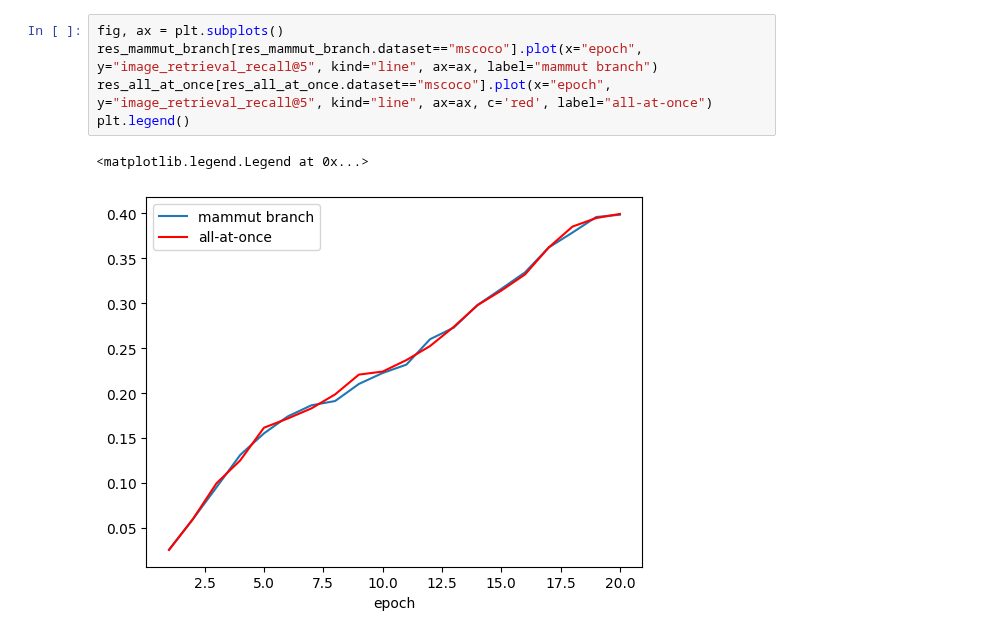
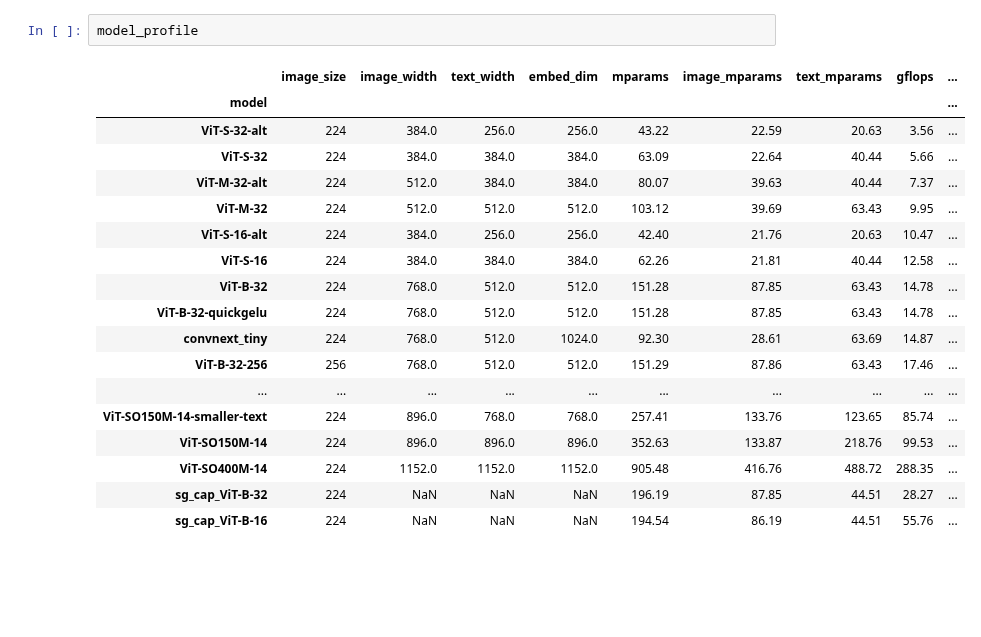
Before and after one commit to SLAMPAI/open_clip_scaling, a Jupyter notebook: results.ipynb, the cells around one changed output. Drawn from its saved outputs; the diff is of its cells as text; blank space fills up the shorter version.

```diff
--- a/results.ipynb
+++ b/results.ipynb
@@ -414,8 +99,21 @@ plt.legend()
-# %%
-fig, ax = plt.subplots()
-res_mammut_branch[res_mammut_branch.dataset=="mscoco"].plot(x="epoch", y="image_retrieval_recall@5", kind="line", ax=ax, label="mammut branch")
-res_all_at_once[res_all_at_once.dataset=="mscoco"].plot(x="epoch", y="image_retrieval_recall@5", kind="line", ax=ax, c='red', label="all-at-once")
-plt.legend()
-# %% [output]
-<matplotlib.legend.Legend at 0x...>
-[figure, removed]
+# %%
+model_profile
+# %% [output]
+|  | image_size | image_width | text_width | embed_dim | mparams | image_mparams | text_mparams | gflops | ... |
+| model |  |  |  |  |  |  |  |  | ... |
+| ViT-S-32-alt | 224 | 384.0 | 256.0 | 256.0 | 43.22 | 22.59 | 20.63 | 3.56 | ... |
+| ViT-S-32 | 224 | 384.0 | 384.0 | 384.0 | 63.09 | 22.64 | 40.44 | 5.66 | ... |
+| ViT-M-32-alt | 224 | 512.0 | 384.0 | 384.0 | 80.07 | 39.63 | 40.44 | 7.37 | ... |
+| ViT-M-32 | 224 | 512.0 | 512.0 | 512.0 | 103.12 | 39.69 | 63.43 | 9.95 | ... |
+| ViT-S-16-alt | 224 | 384.0 | 256.0 | 256.0 | 42.40 | 21.76 | 20.63 | 10.47 | ... |
+| ViT-S-16 | 224 | 384.0 | 384.0 | 384.0 | 62.26 | 21.81 | 40.44 | 12.58 | ... |
+| ViT-B-32 | 224 | 768.0 | 512.0 | 512.0 | 151.28 | 87.85 | 63.43 | 14.78 | ... |
+| ViT-B-32-quickgelu | 224 | 768.0 | 512.0 | 512.0 | 151.28 | 87.85 | 63.43 | 14.78 | ... |
+| convnext_tiny | 224 | 768.0 | 512.0 | 1024.0 | 92.30 | 28.61 | 63.69 | 14.87 | ... |
+| ViT-B-32-256 | 256 | 768.0 | 512.0 | 512.0 | 151.29 | 87.86 | 63.43 | 17.46 | ... |
+| ... | ... | ... | ... | ... | ... | ... | ... | ... | ... |
+| ViT-SO150M-14-smaller-text | 224 | 896.0 | 768.0 | 768.0 | 257.41 | 133.76 | 123.65 | 85.74 | ... |
+| ViT-SO150M-14 | 224 | 896.0 | 896.0 | 896.0 | 352.63 | 133.87 | 218.76 | 99.53 | ... |
+| ViT-SO400M-14 | 224 | 1152.0 | 1152.0 | 1152.0 | 905.48 | 416.76 | 488.72 | 288.35 | ... |
+| sg_cap_ViT-B-32 | 224 | NaN | NaN | NaN | 196.19 | 87.85 | 44.51 | 28.27 | ... |
+| sg_cap_ViT-B-16 | 224 | NaN | NaN | NaN | 194.54 | 86.19 | 44.51 | 55.76 | ... |
```
Also changed, not shown: parts of 25 cells of this notebook, 2 other files.
